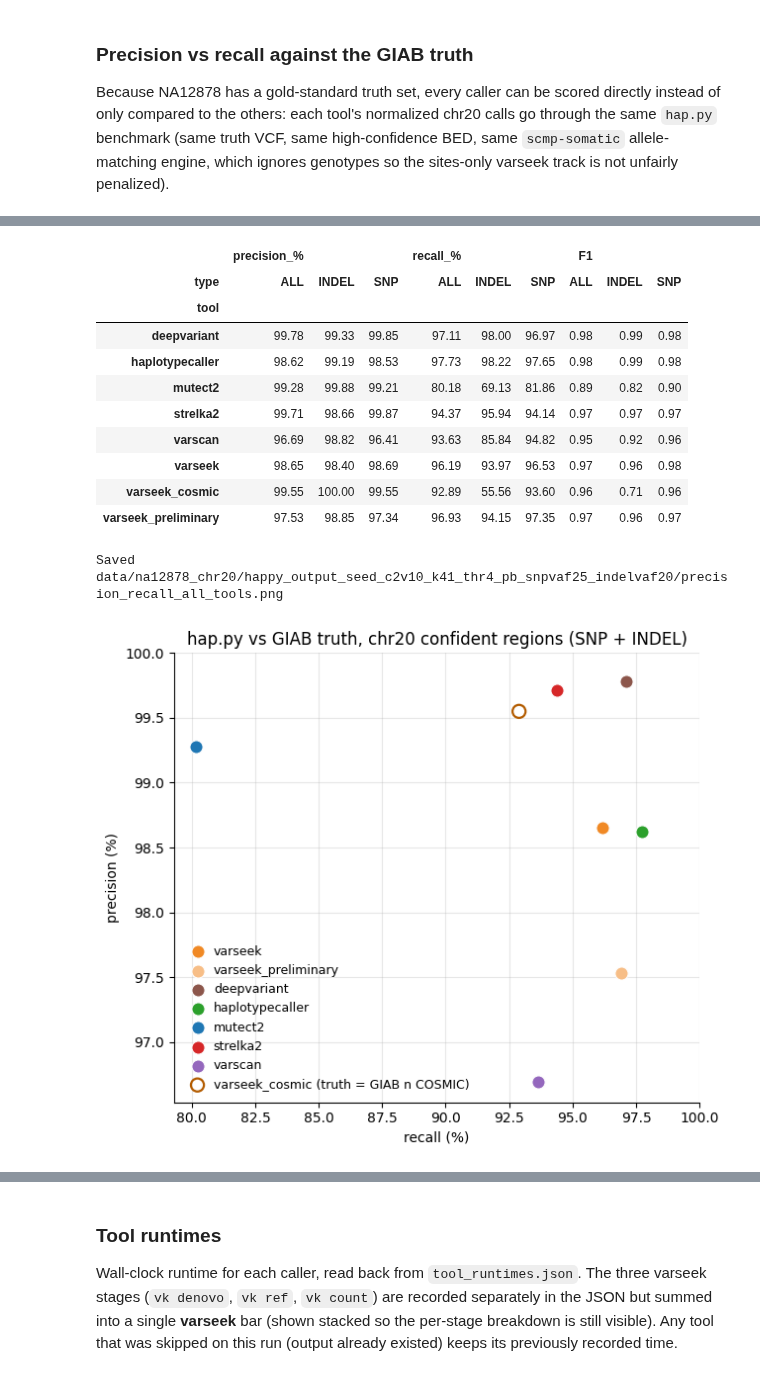
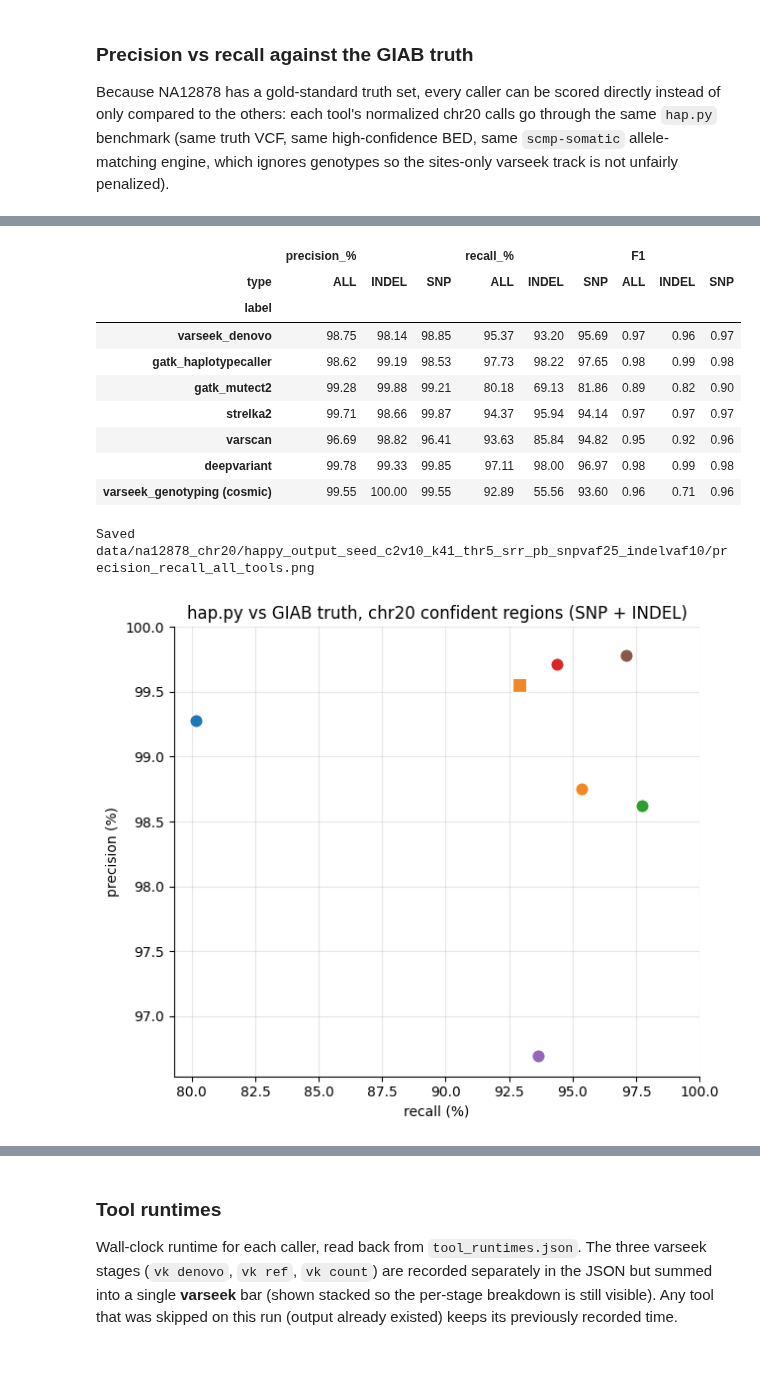
Before and after one commit to pachterlab/varseek-examples, a Jupyter notebook: vk_denovo_na12878.ipynb, the cells around one changed output, grey strips where cells are left out. Drawn from its saved outputs; the diff is of its cells as text; code cells hidden in the pictures.

```diff
--- a/vk_denovo_na12878.ipynb
+++ b/vk_denovo_na12878.ipynb
@@ -95,9 +89,9 @@ remove_alignment_to_reference = False
 pseudobam_validation = True
 check_alignment_position = True
 min_snp_vaf = 0.25
-min_indel_vaf = 0.20
+min_indel_vaf = 0.10
 min_counts_clean = 1
-min_supporting_reads = 4
+min_supporting_reads = 5
 # ==========================================================================
 
 # Output directories are tagged with the parameters that produced them, so changing a setting above cannot silently reuse a previous run's hap.py summary.
@@ -679,11 +691,12 @@ varscan_vcf = os.path.join(varscan_out, "varscan_variants_with_contigs.vcf")
 # `varseek.utils.color_map_20` indexed by that notebook's tool order
 # ["varseek", "gatk_mutect2", "gatk_haplotypecaller", "strelka2", "varscan", "deepvariant"].
 # `varseek_preliminary` is the vk denovo seed rather than a finished varseek call set, so it gets
-# a lighter tint of varseek's orange.
+# a lighter tint of varseek's orange.  `varseek_cosmic` is the same tool in genotyping mode, so it
+# takes varseek's colour exactly and is distinguished by a square marker instead.
 DEFAULT_TOOL_COLOR = "#7f7f7f"
 TOOL_COLORS = {
     "varseek":             "#f08925",
-    "varseek_cosmic":      "#b35c00",
+    "varseek_cosmic":      "#f08925",
     "varseek_preliminary": "#f7be87",
     "mutect2":             "#1f77b4",
     "haplotypecaller":     "#2ca02c",
@@ -697,13 +710,13 @@ TOOL_COLORS = {
 # invalidate every cached hap.py run); only the displayed label changes.
 TOOL_ORDER = [
     "varseek",              # vk denovo -> vk ref -> vk count, filtered
+    "varseek_preliminary",  # the vk denovo seed, before the varseek filters
+    "varseek_cosmic",       # genotyping mode, scored against GIAB (intersect) COSMIC
     "haplotypecaller",
     "mutect2",
     "strelka2",
     "varscan",
     "deepvariant",
-    "varseek_preliminary",  # the vk denovo seed, before the varseek filters
-    "varseek_cosmic",       # genotyping mode, scored against GIAB (intersect) COSMIC
 ]
 TOOL_DISPLAY_NAMES = {
     "varseek":             "varseek_denovo",
@@ -1684,6 +1721,9 @@ def happy_confusion_counts(summary_csv):
 
 
 scatter_summaries = dict(happy_summaries)
+# The vk denovo seed is not a finished call set, so it is kept out of the figure; comment out
+# the pop() to put `varseek_denovo_unfiltered` back into the scatter (and its legend).
+scatter_summaries.pop("varseek_preliminary", None)
 if INCLUDE_VARSEEK_COSMIC and os.path.isfile(summary_csv_cosmic):
     scatter_summaries["varseek_cosmic"] = summary_csv_cosmic
 
@@ -1703,41 +1743,43 @@ happy_all_tools = pd.DataFrame(rows)
 # `tool` keeps the internal id (hap.py output dirs); `label` is the figure name.
 scatter_tools = list(dict.fromkeys(happy_all_tools["tool"]))
 display(happy_all_tools.pivot(index="label", columns="type",
                               values=["precision_%", "recall_%", "F1"])
         .reindex([tool_label(t) for t in scatter_tools]).round(2))
 happy_all_tools.to_csv(os.path.join(happy_out, "happy_all_tools_summary.csv"), index=False)
 
 # Points only, no legend -- see the standalone legend cell at the bottom of the notebook.
 fig, ax = plt.subplots(figsize=(6.5, 5.5))
 for tool in scatter_tools:
     r = happy_all_tools[(happy_all_tools.tool == tool) & (happy_all_tools.type == "ALL")].iloc[0]
+    # genotyping mode is the same tool as varseek_denovo, so it carries the same colour and
+    # point size and is set apart by a square marker
     cosmic = tool == "varseek_cosmic"
     ax.scatter(r["recall_%"], r["precision_%"], s=90,
+               marker="s" if cosmic else "o",
                color=TOOL_COLORS.get(tool, DEFAULT_TOOL_COLOR),
-               edgecolors=TOOL_COLORS.get(tool, DEFAULT_TOOL_COLOR) if cosmic else "white",
-               linewidths=1.6 if cosmic else 0.8, zorder=3,
+               edgecolors="white",
+               linewidths=0.8, zorder=3,
                label=tool_label(tool))
 ax.set_xlabel("recall (%)"); ax.set_ylabel("precision (%)")
 ax.set_title("hap.py vs GIAB truth, chr20 confident regions (SNP + INDEL)")
 ax.set_xlim(left=ax.get_xlim()[0], right=100); ax.set_ylim(bottom=ax.get_ylim()[0], top=100)
 ax.grid(alpha=0.3)
 ax.spines[["top", "right"]].set_visible(False)
 plt.tight_layout()
 pr_png = os.path.join(happy_out, "precision_recall_all_tools.png")
 plt.savefig(pr_png, dpi=200, bbox_inches="tight")
 print("Saved", pr_png)
 plt.show()
 # %% [output]
 |  | precision_% |  |  | recall_% |  |  | F1 |  |  |
 | type | ALL | INDEL | SNP | ALL | INDEL | SNP | ALL | INDEL | SNP |
-| tool |  |  |  |  |  |  |  |  |  |
-| deepvariant | 99.78 | 99.33 | 99.85 | 97.11 | 98.00 | 96.97 | 0.98 | 0.99 | 0.98 |
-| haplotypecaller | 98.62 | 99.19 | 98.53 | 97.73 | 98.22 | 97.65 | 0.98 | 0.99 | 0.98 |
-| mutect2 | 99.28 | 99.88 | 99.21 | 80.18 | 69.13 | 81.86 | 0.89 | 0.82 | 0.90 |
+| label |  |  |  |  |  |  |  |  |  |
+| varseek_denovo | 98.75 | 98.14 | 98.85 | 95.37 | 93.20 | 95.69 | 0.97 | 0.96 | 0.97 |
+| gatk_haplotypecaller | 98.62 | 99.19 | 98.53 | 97.73 | 98.22 | 97.65 | 0.98 | 0.99 | 0.98 |
+| gatk_mutect2 | 99.28 | 99.88 | 99.21 | 80.18 | 69.13 | 81.86 | 0.89 | 0.82 | 0.90 |
 | strelka2 | 99.71 | 98.66 | 99.87 | 94.37 | 95.94 | 94.14 | 0.97 | 0.97 | 0.97 |
 | varscan | 96.69 | 98.82 | 96.41 | 93.63 | 85.84 | 94.82 | 0.95 | 0.92 | 0.96 |
-| varseek | 98.65 | 98.40 | 98.69 | 96.19 | 93.97 | 96.53 | 0.97 | 0.96 | 0.98 |
-| varseek_cosmic | 99.55 | 100.00 | 99.55 | 92.89 | 55.56 | 93.60 | 0.96 | 0.71 | 0.96 |
-| varseek_preliminary | 97.53 | 98.85 | 97.34 | 96.93 | 94.15 | 97.35 | 0.97 | 0.96 | 0.97 |
+| deepvariant | 99.78 | 99.33 | 99.85 | 97.11 | 98.00 | 96.97 | 0.98 | 0.99 | 0.98 |
+| varseek_genotyping (cosmic) | 99.55 | 100.00 | 99.55 | 92.89 | 55.56 | 93.60 | 0.96 | 0.71 | 0.96 |
-Saved data/na12878_chr20/happy_output_seed_c2v10_k41_thr4_pb_snpvaf25_indelvaf20/precision_recall_all_tools.png
+Saved data/na12878_chr20/happy_output_seed_c2v10_k41_thr5_srr_pb_snpvaf25_indelvaf10/precision_recall_all_tools.png
-[figure, old version]
+[figure, new version]
```
Also changed, not shown: parts of 39 cells of this notebook, 17 other files.
